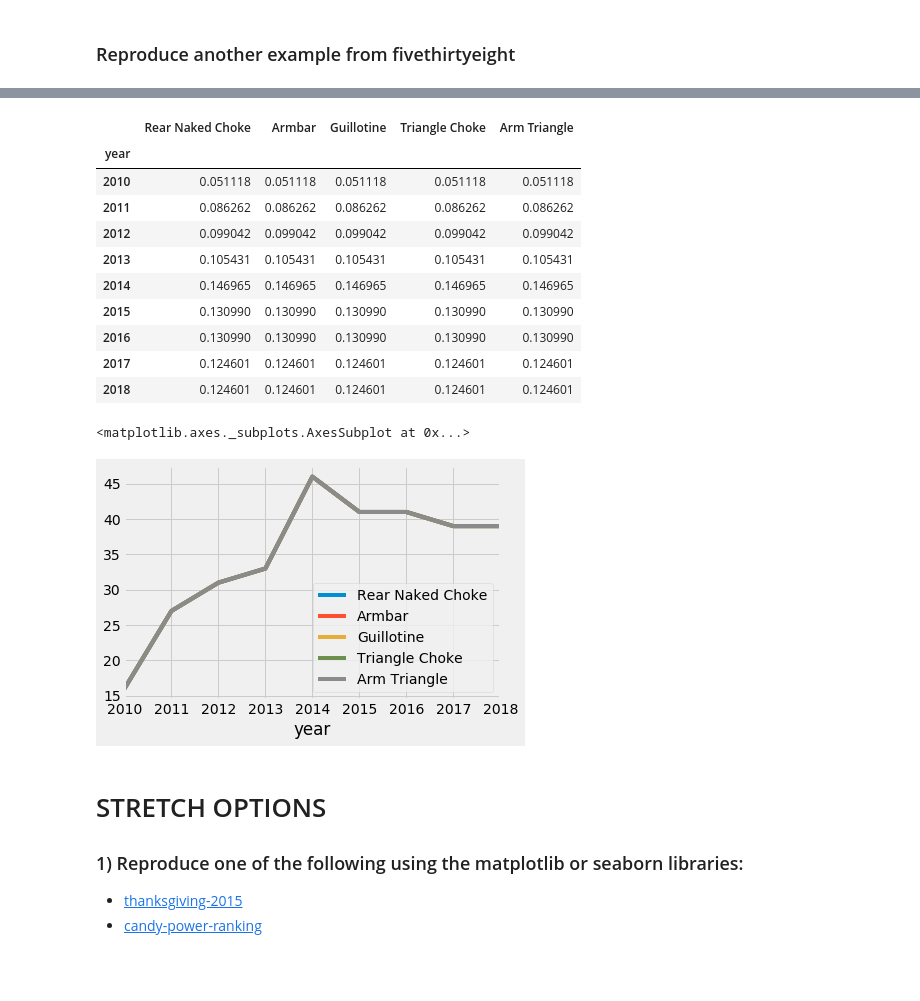
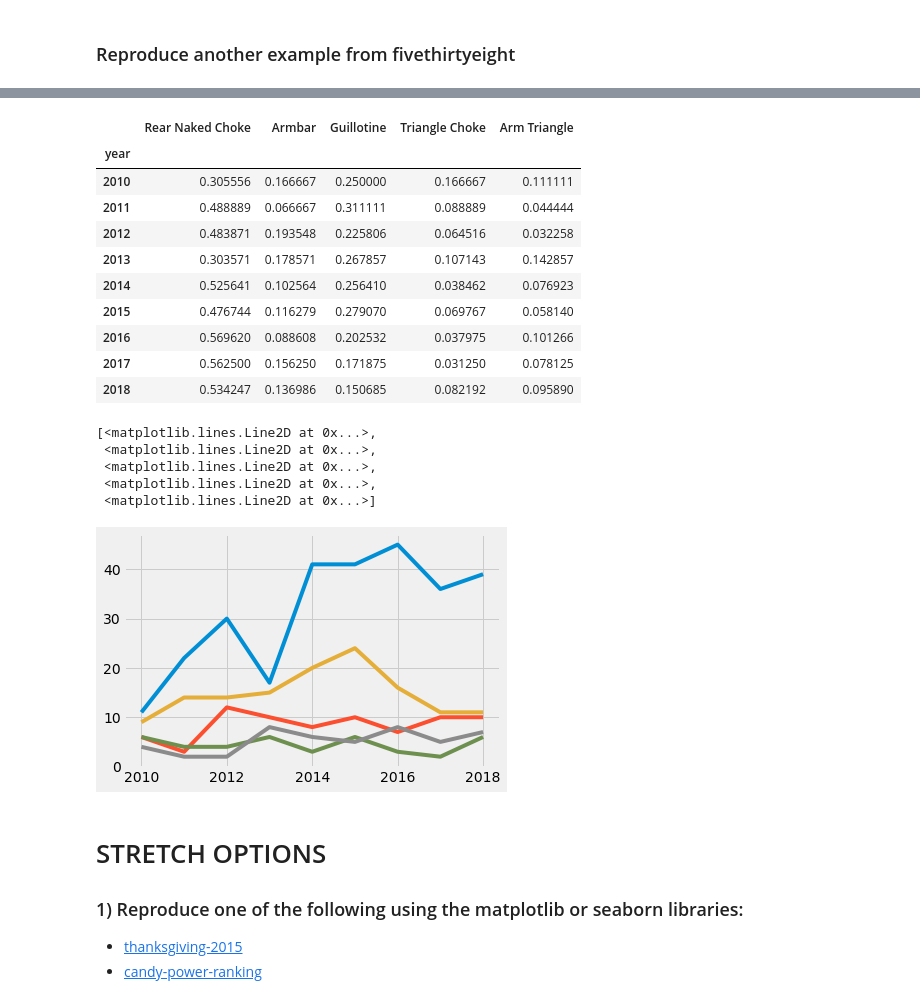
Before and after one commit to ekoly/DS-Unit-1-Sprint-1-Data-Wrangling-and-Storytelling, a Jupyter notebook: module4-make-explanatory-visualizations/LS_DS_114_Make_Explanatory_Visualizations_Assignment.ipynb, the cells around one changed output, grey strips where cells are left out. Cells and saved outputs as stored; diff of their text form; code cells hidden in the pictures; blank space fills up the shorter version.

```diff
--- a/module4-make-explanatory-visualizations/LS_DS_114_Make_Explanatory_Visualizations_Assignment.ipynb
+++ b/module4-make-explanatory-visualizations/LS_DS_114_Make_Explanatory_Visualizations_Assignment.ipynb
@@ -116,24 +116,31 @@ df.head()
 # %%
-df/df.sum()
+df.div(df.sum(axis=1), axis=0)
 # %% [output]
 |  | Rear Naked Choke | Armbar | Guillotine | Triangle Choke | Arm Triangle |
 | year |  |  |  |  |  |
-| 2010 | 0.051118 | 0.051118 | 0.051118 | 0.051118 | 0.051118 |
-| 2011 | 0.086262 | 0.086262 | 0.086262 | 0.086262 | 0.086262 |
-| 2012 | 0.099042 | 0.099042 | 0.099042 | 0.099042 | 0.099042 |
-| 2013 | 0.105431 | 0.105431 | 0.105431 | 0.105431 | 0.105431 |
-| 2014 | 0.146965 | 0.146965 | 0.146965 | 0.146965 | 0.146965 |
-| 2015 | 0.130990 | 0.130990 | 0.130990 | 0.130990 | 0.130990 |
-| 2016 | 0.130990 | 0.130990 | 0.130990 | 0.130990 | 0.130990 |
-| 2017 | 0.124601 | 0.124601 | 0.124601 | 0.124601 | 0.124601 |
-| 2018 | 0.124601 | 0.124601 | 0.124601 | 0.124601 | 0.124601 |
+| 2010 | 0.305556 | 0.166667 | 0.250000 | 0.166667 | 0.111111 |
+| 2011 | 0.488889 | 0.066667 | 0.311111 | 0.088889 | 0.044444 |
+| 2012 | 0.483871 | 0.193548 | 0.225806 | 0.064516 | 0.032258 |
+| 2013 | 0.303571 | 0.178571 | 0.267857 | 0.107143 | 0.142857 |
+| 2014 | 0.525641 | 0.102564 | 0.256410 | 0.038462 | 0.076923 |
+| 2015 | 0.476744 | 0.116279 | 0.279070 | 0.069767 | 0.058140 |
+| 2016 | 0.569620 | 0.088608 | 0.202532 | 0.037975 | 0.101266 |
+| 2017 | 0.562500 | 0.156250 | 0.171875 | 0.031250 | 0.078125 |
+| 2018 | 0.534247 | 0.136986 | 0.150685 | 0.082192 | 0.095890 |
 # %%
 fig, ax = plt.subplots()
 
-df.plot()
+ax.plot(df)
+
+
+fig.show()
 # %% [output]
-<matplotlib.axes._subplots.AxesSubplot at 0x...>
+[<matplotlib.lines.Line2D at 0x...>,
+ <matplotlib.lines.Line2D at 0x...>,
+ <matplotlib.lines.Line2D at 0x...>,
+ <matplotlib.lines.Line2D at 0x...>,
+ <matplotlib.lines.Line2D at 0x...>]
-[figure, old version]
+[figure, new version]
 # %% [markdown]
 # STRETCH OPTIONS
 
```
Also changed, not shown: parts of 1 cell of this notebook.
